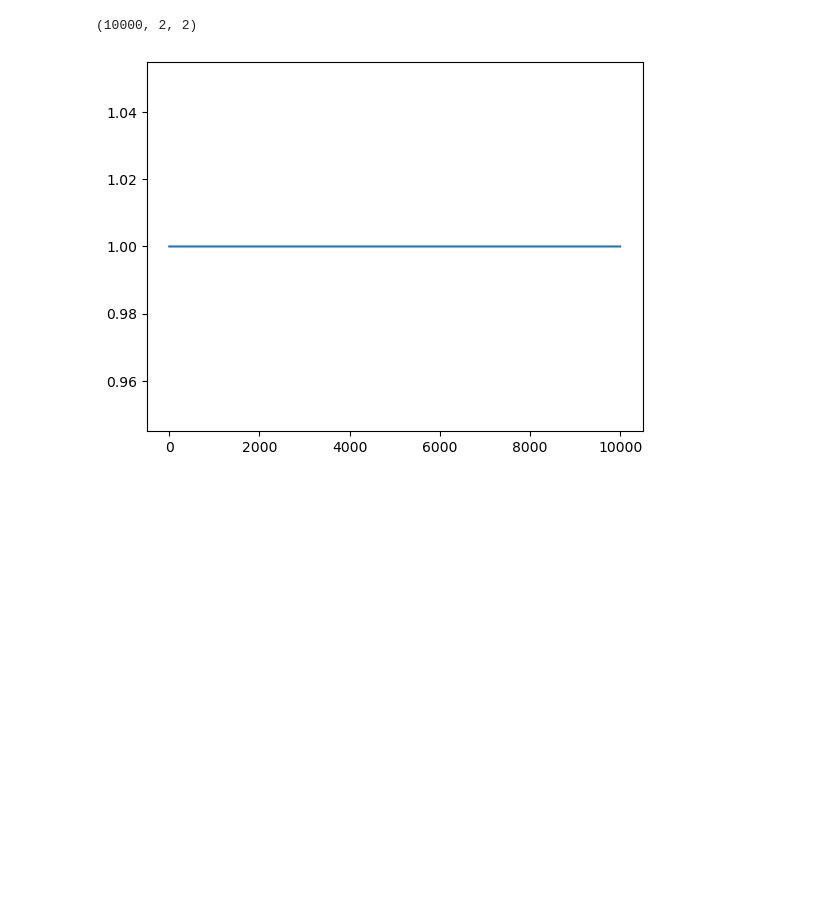
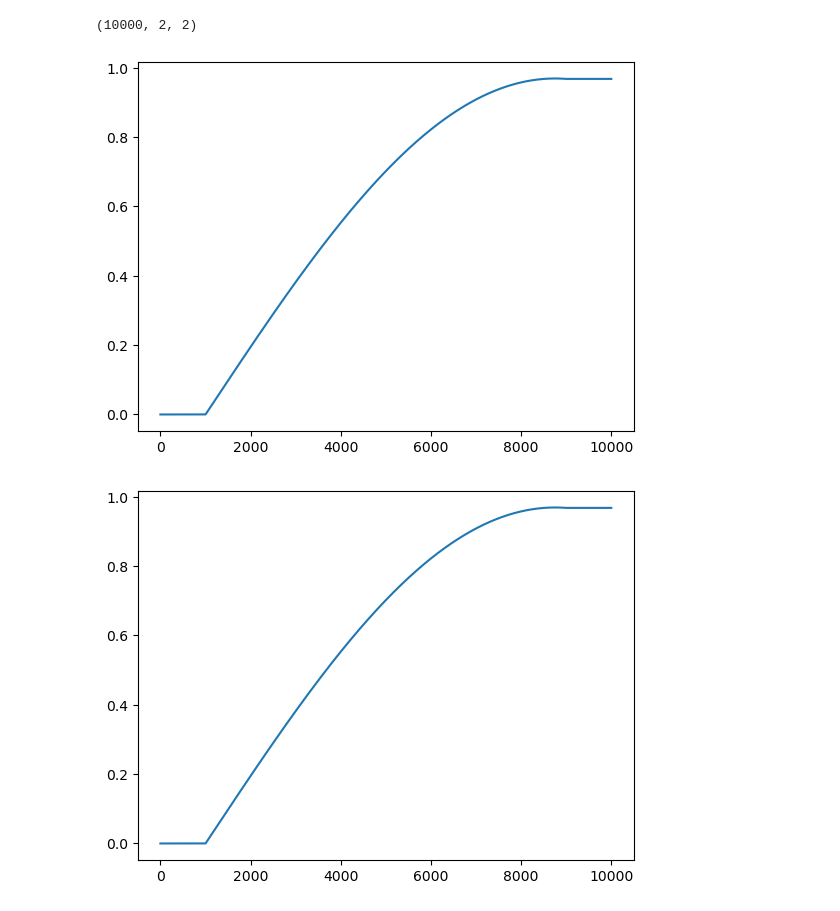
Before and after one commit to Shihyeon/MathematicalPhysicsAI, a Jupyter notebook: 4-1_ReinforcementLearning.ipynb, the cells around one changed output. Cells and saved outputs as stored; diff of their text form; code cells hidden in the pictures; blank space fills up the shorter version.

```diff
--- a/4-1_ReinforcementLearning.ipynb
+++ b/4-1_ReinforcementLearning.ipynb
@@ -12,18 +12,20 @@ om_v0 = 1
 def s(x):
     y = np.zeros(len(x))
     for i in range(len(x)):
-        if x[i] > 10 and x[i] < 90:
-            y[i] = np.pi / (80*om_v0)
+        if x[i] > 1 and x[i] < 9:
+            y[i] = np.pi / (8*om_v0)
         else:
             y[i] = 0
     return y
 
 def H(t):
-    if t > 10 and 10 < 90:
-        s = np.pi / (80*om_v0)
+    if (t > 1) and (t < 9):
+        s = np.pi / (8*om_v0)
     else:
         s = 0
 
-    y = -0.5 * om_v0 * s * np.array([[0, np.exp(1j * (dw*t + phi))], [np.exp(-1j * (dw*t + phi)), 0]])
+    y = -0.5 * om_v0 * s * np.array([[0, np.exp( 1j * (dw*t + phi))],
+                                     [np.exp(-1j * (dw*t + phi)), 0]])
+
     return y
 # %%
@@ -60,11 +62,12 @@ print(u0.shape)
 (2, 2)
 # %%
 current_u = u0
+temp_u = 0
 u_list = []
 
 for t in range(T):
     u_list.append(current_u)
-    dudt = -1j * H(dt*t) * current_u
+    dudt = np.matmul(-1j * H(dt*t), current_u)
     temp_u = current_u + dudt*dt
     current_u = temp_u
 # %%
@@ -86,7 +89,10 @@ print(ut.shape)
 # %% [output]
 (10000, 2, 2)
 # %%
-plt.plot(ut[:, 0, 0].real)
+plt.plot(abs(ut[:, 1, 0]))
 plt.show()
+plt.plot(abs(ut[:, 0, 1]))
+plt.show()
 # %% [output]
-[figure, old version]
+[figure, new version]
+[figure, added]
```
Also changed, not shown: parts of 2 cells of this notebook.
